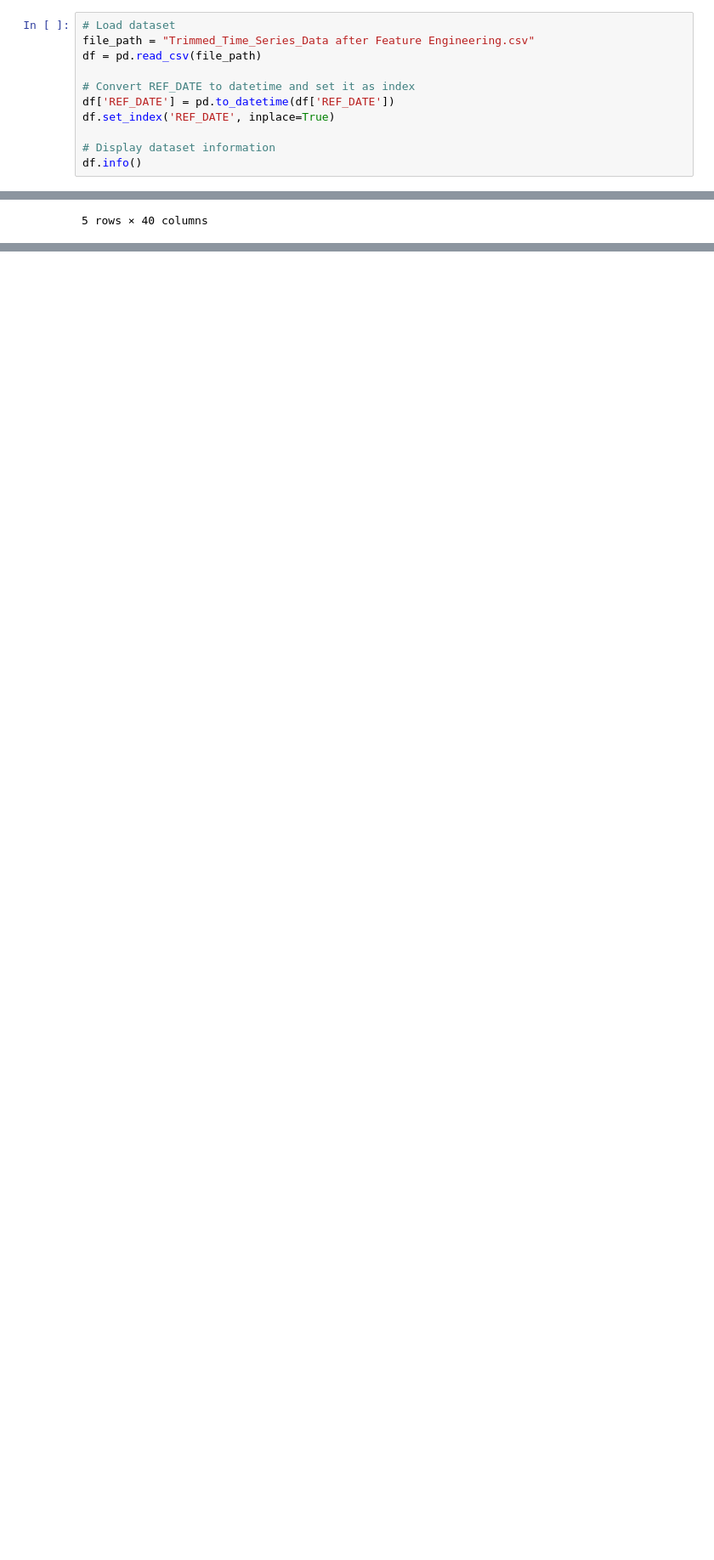
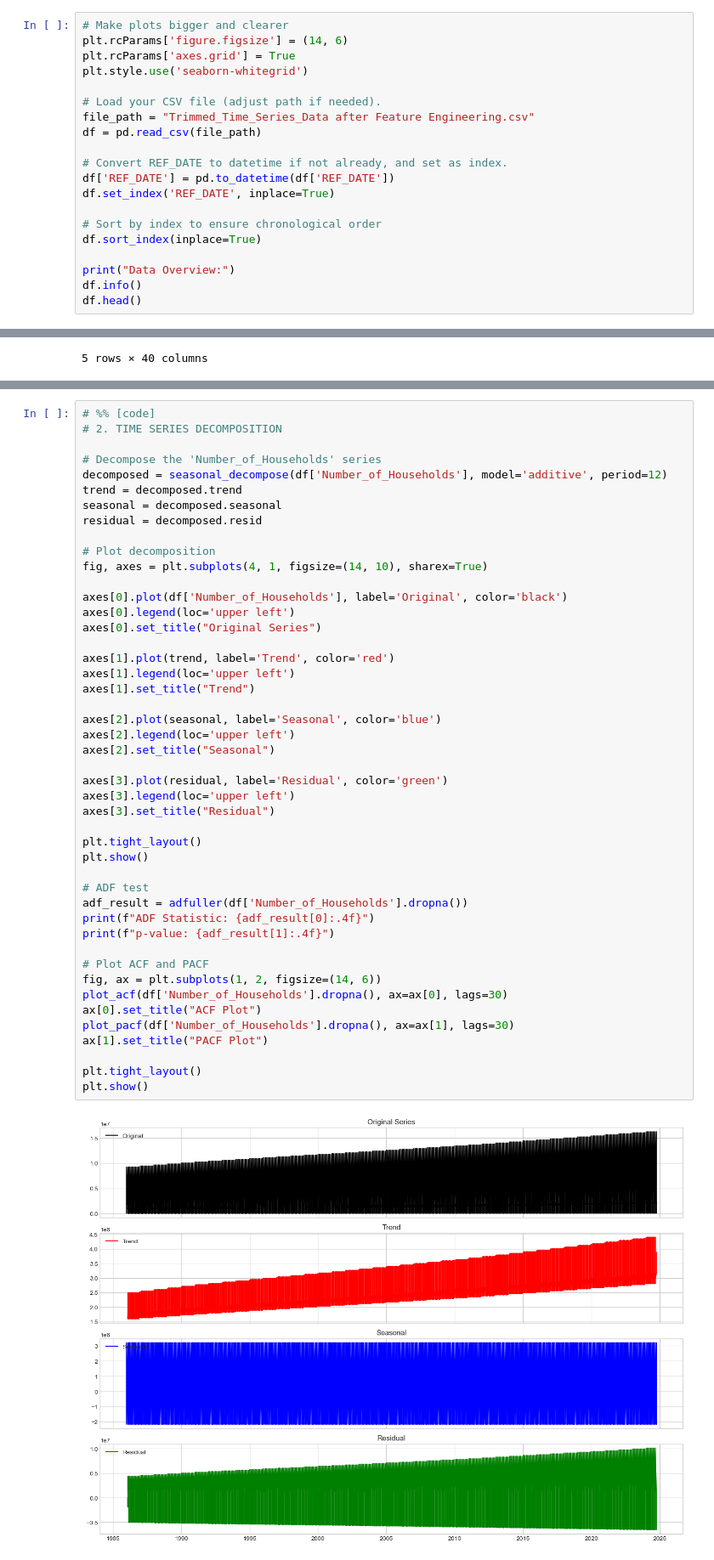
Before and after one commit to noob-noob1/IRCC_Project, a Jupyter notebook: machine learning/machine_learning.ipynb, the cells around one changed output, grey strips where cells are left out. Shown at 85% size. Cells and saved outputs as stored; diff of their text form; blank space fills up the shorter version.

```diff
--- a/machine learning/machine_learning.ipynb
+++ b/machine learning/machine_learning.ipynb
@@ -64,14 +46,23 @@ import pmdarima as pm
 - Convert `REF_DATE` to a datetime format and set it as the index.
 - Check for missing values and dataset structure.
 # %%
-# Load dataset
+# Make plots bigger and clearer
+plt.rcParams['figure.figsize'] = (14, 6)
+plt.rcParams['axes.grid'] = True
+plt.style.use('seaborn-whitegrid')
+
+# Load your CSV file (adjust path if needed).
 file_path = "Trimmed_Time_Series_Data after Feature Engineering.csv"
 df = pd.read_csv(file_path)
 
-# Convert REF_DATE to datetime and set it as index
+# Convert REF_DATE to datetime if not already, and set as index.
 df['REF_DATE'] = pd.to_datetime(df['REF_DATE'])
 df.set_index('REF_DATE', inplace=True)
 
-# Display dataset information
+# Sort by index to ensure chronological order
+df.sort_index(inplace=True)
+
+print("Data Overview:")
 df.info()
+df.head()
 # %% [output]
@@ -326,0 +109,48 @@ Best model saved as best_model.pkl
+# %%
+# %% [code]
+# 2. TIME SERIES DECOMPOSITION
+
+# Decompose the 'Number_of_Households' series
+decomposed = seasonal_decompose(df['Number_of_Households'], model='additive', period=12)
+trend = decomposed.trend
+seasonal = decomposed.seasonal
+residual = decomposed.resid
+
+# Plot decomposition
+fig, axes = plt.subplots(4, 1, figsize=(14, 10), sharex=True)
+
+axes[0].plot(df['Number_of_Households'], label='Original', color='black')
+axes[0].legend(loc='upper left')
+axes[0].set_title("Original Series")
+
+axes[1].plot(trend, label='Trend', color='red')
+axes[1].legend(loc='upper left')
+axes[1].set_title("Trend")
+
+axes[2].plot(seasonal, label='Seasonal', color='blue')
+axes[2].legend(loc='upper left')
+axes[2].set_title("Seasonal")
+
+axes[3].plot(residual, label='Residual', color='green')
+axes[3].legend(loc='upper left')
+axes[3].set_title("Residual")
+
+plt.tight_layout()
+plt.show()
+
+# ADF test
+adf_result = adfuller(df['Number_of_Households'].dropna())
+print(f"ADF Statistic: {adf_result[0]:.4f}")
+print(f"p-value: {adf_result[1]:.4f}")
+
+# Plot ACF and PACF
+fig, ax = plt.subplots(1, 2, figsize=(14, 6))
+plot_acf(df['Number_of_Households'].dropna(), ax=ax[0], lags=30)
+ax[0].set_title("ACF Plot")
+plot_pacf(df['Number_of_Households'].dropna(), ax=ax[1], lags=30)
+ax[1].set_title("PACF Plot")
+
+plt.tight_layout()
+plt.show()
+# %% [output]
+[figure, added]
```
Also changed, not shown: parts of 41 cells of this notebook, 2 other files.
